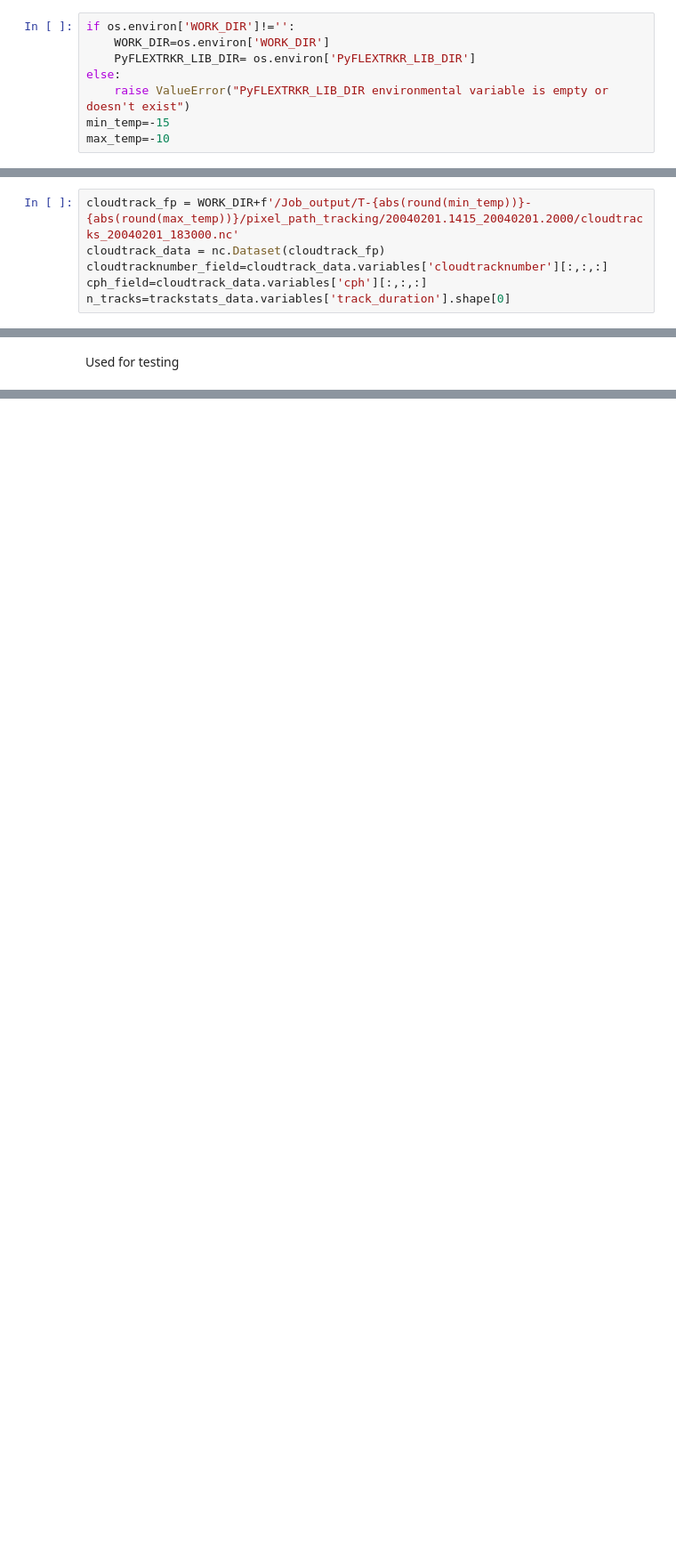
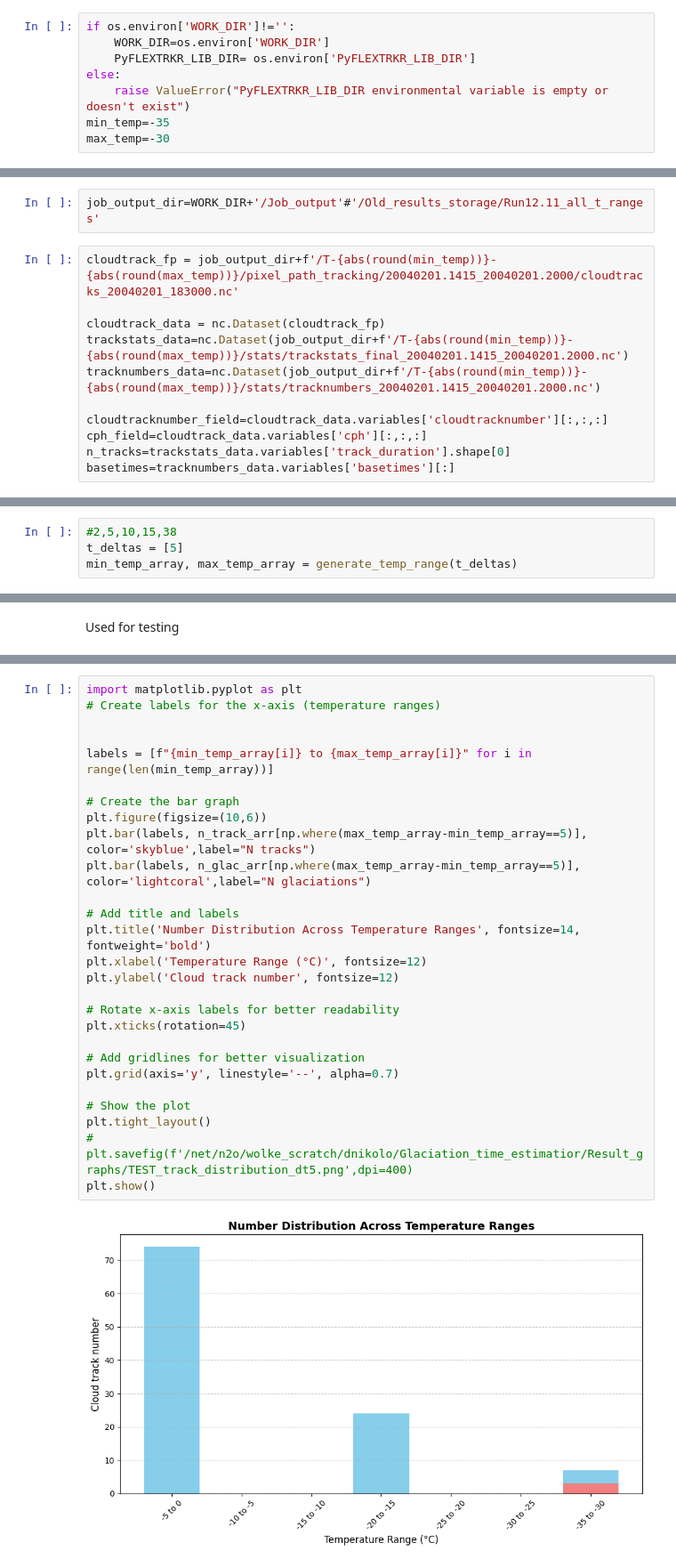
Before and after one commit to DragomirNikolov/Glaciation_time_estimatior, a Jupyter notebook: Check_mixed.ipynb, the cells around one changed output, grey strips where cells are left out. Shown: that part at 89% size. Saved outputs shown, nothing was run; the diff lists cells and outputs as text; blank space fills up the shorter version.

```diff
--- a/Check_mixed.ipynb
+++ b/Check_mixed.ipynb
@@ -11,5 +13,5 @@ if os.environ['WORK_DIR']!='':
     PyFLEXTRKR_LIB_DIR= os.environ['PyFLEXTRKR_LIB_DIR']
 else:
     raise ValueError("PyFLEXTRKR_LIB_DIR environmental variable is empty or doesn't exist")
-min_temp=-15
-max_temp=-10
+min_temp=-35
+max_temp=-30
@@ -19,9 +18,16 @@ trackstats_data=nc.Dataset(f'/cluster/work/climate/dnikolo/Job_output/T-{abs(rou
+# %%
+job_output_dir=WORK_DIR+'/Job_output'#'/Old_results_storage/Run12.11_all_t_ranges'
 # %%
-cloudtrack_fp = WORK_DIR+f'/Job_output/T-{abs(round(min_temp))}-{abs(round(max_temp))}/pixel_path_tracking/20040201.1415_20040201.2000/cloudtracks_20040201_183000.nc'
+cloudtrack_fp = job_output_dir+f'/T-{abs(round(min_temp))}-{abs(round(max_temp))}/pixel_path_tracking/20040201.1415_20040201.2000/cloudtracks_20040201_183000.nc'
+
 cloudtrack_data = nc.Dataset(cloudtrack_fp)
+trackstats_data=nc.Dataset(job_output_dir+f'/T-{abs(round(min_temp))}-{abs(round(max_temp))}/stats/trackstats_final_20040201.1415_20040201.2000.nc')
+tracknumbers_data=nc.Dataset(job_output_dir+f'/T-{abs(round(min_temp))}-{abs(round(max_temp))}/stats/tracknumbers_20040201.1415_20040201.2000.nc')
+
 cloudtracknumber_field=cloudtrack_data.variables['cloudtracknumber'][:,:,:]
 cph_field=cloudtrack_data.variables['cph'][:,:,:]
 n_tracks=trackstats_data.variables['track_duration'].shape[0]
+basetimes=tracknumbers_data.variables['basetimes'][:]
 # %%
 np.count_nonzero(cph_field)
 # %% [output]
@@ -66,0 +89,4 @@ for track_number in range(n_tracks):
+# %%
+#2,5,10,15,38
+t_deltas = [5]
+min_temp_array, max_temp_array = generate_temp_range(t_deltas)
@@ -68,0 +224,29 @@ Used for testing
+# %%
+import matplotlib.pyplot as plt
+# Create labels for the x-axis (temperature ranges)
+
+
+labels = [f"{min_temp_array[i]} to {max_temp_array[i]}" for i in range(len(min_temp_array))]
+
+# Create the bar graph
+plt.figure(figsize=(10,6))
+plt.bar(labels, n_track_arr[np.where(max_temp_array-min_temp_array==5)], color='skyblue',label="N tracks")
+plt.bar(labels, n_glac_arr[np.where(max_temp_array-min_temp_array==5)], color='lightcoral',label="N glaciations")
+
+# Add title and labels
+plt.title('Number Distribution Across Temperature Ranges', fontsize=14, fontweight='bold')
+plt.xlabel('Temperature Range (°C)', fontsize=12)
+plt.ylabel('Cloud track number', fontsize=12)
+
+# Rotate x-axis labels for better readability
+plt.xticks(rotation=45)
+
+# Add gridlines for better visualization
+plt.grid(axis='y', linestyle='--', alpha=0.7)
+
+# Show the plot
+plt.tight_layout()
+# plt.savefig(f'/net/n2o/wolke_scratch/dnikolo/Glaciation_time_estimatior/Result_graphs/TEST_track_distribution_dt5.png',dpi=400)
+plt.show()
+# %% [output]
+[figure, added]
```
Also changed, not shown: parts of 16 cells of this notebook, 4 other files.
